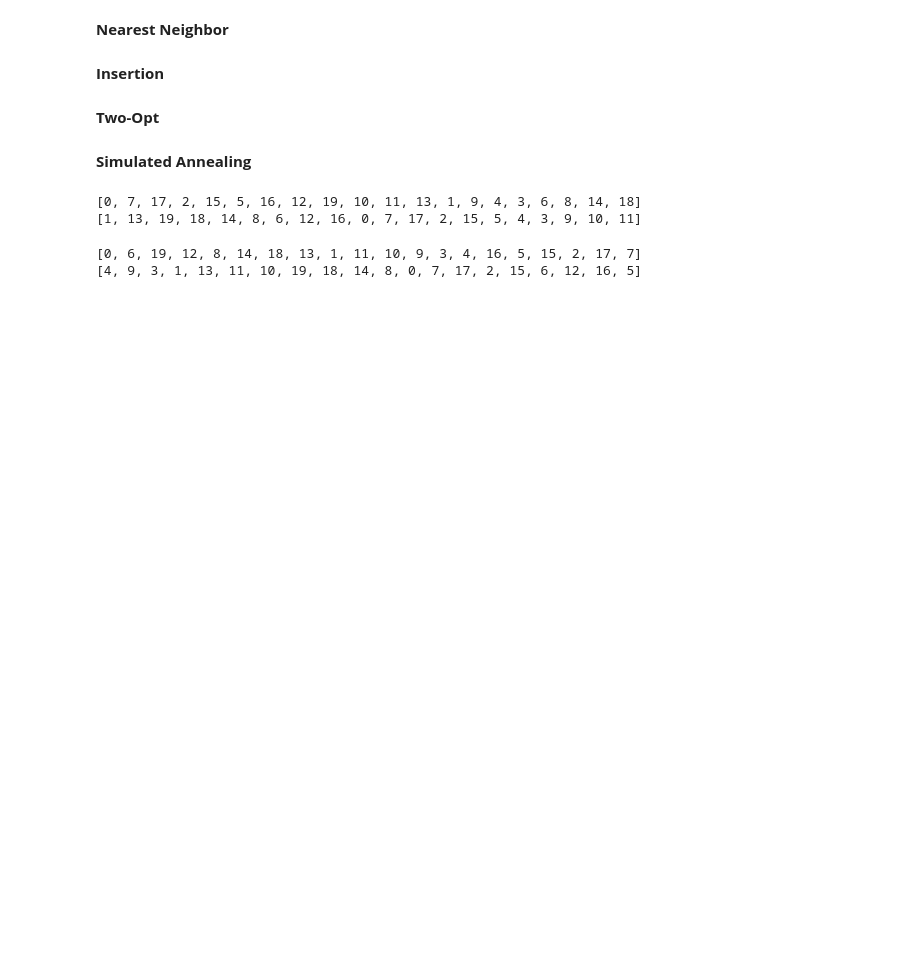
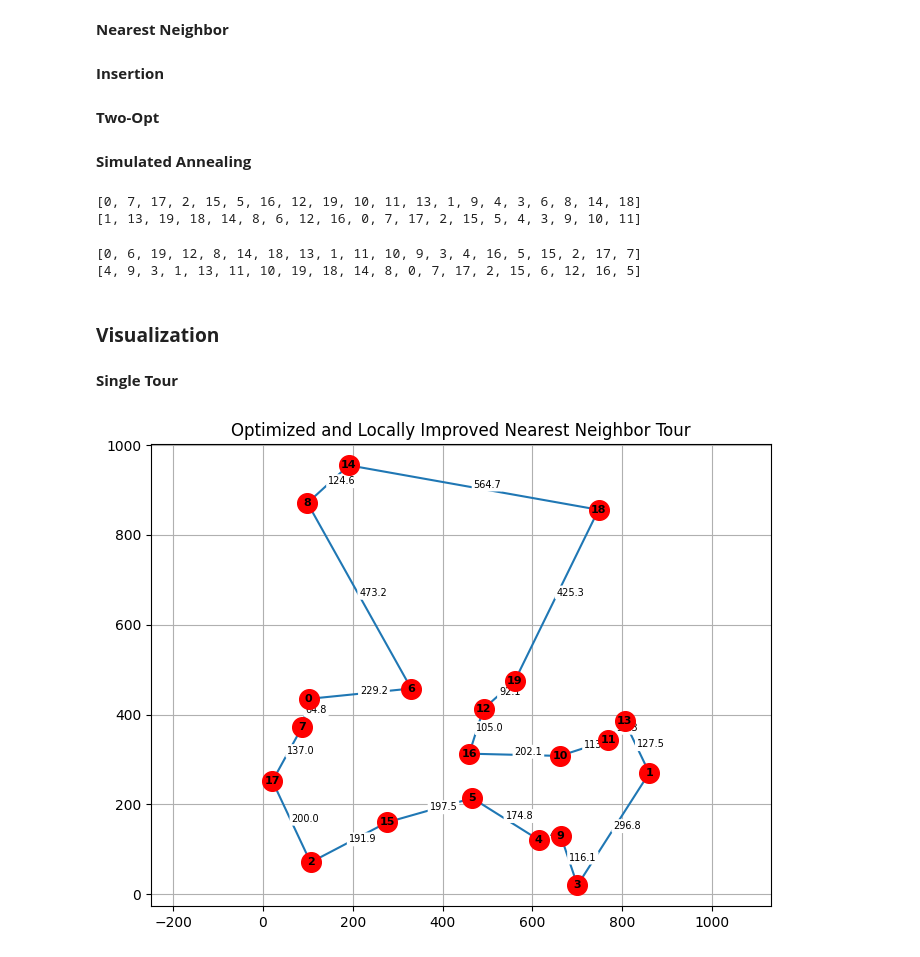
Before and after one commit to myriamschulmann/tsp-project, a Jupyter notebook: tsp-project.ipynb, the cells around one changed output. Saved outputs shown, nothing was run; the diff lists cells and outputs as text; code cells hidden in the pictures; blank space fills up the shorter version.

Commit message:
Add plot_tour function for TSP tour visualization

```diff
--- a/tsp-project.ipynb
+++ b/tsp-project.ipynb
@@ -271,3 +271,54 @@ print(final_tour)
 # %% [output]
 [0, 6, 19, 12, 8, 14, 18, 13, 1, 11, 10, 9, 3, 4, 16, 5, 15, 2, 17, 7]
 [4, 9, 3, 1, 13, 11, 10, 19, 18, 14, 8, 0, 7, 17, 2, 15, 6, 12, 16, 5]
+# %% [markdown]
+### **Visualization**
+# %% [markdown]
+**Single Tour**
+# %%
+def plot_tour(
+    cities: np.ndarray,
+    tour: list,
+    title: str = "TSP Tour",
+    show_lengths: bool = False
+):
+    """
+    Display a single TSP tour with optional edge lengths.
+
+    Parameters:
+    - cities (np.ndarray): City coordinates.
+    - tour (list): Ordered list of city indices forming the tour.
+    - title (str): Plot title.
+    - show_lengths (bool): If True, display segment distances on the plot.
+    """
+    x = [cities[i][0] for i in tour] + [cities[tour[0]][0]]
+    y = [cities[i][1] for i in tour] + [cities[tour[0]][1]]
+
+    plt.figure(figsize=(8, 6))
+    plt.plot(x, y, marker='o')
+    plt.scatter(cities[:, 0], cities[:, 1], s=200, color='red', zorder=4)
+
+    for idx, (xi, yi) in enumerate(cities):
+        plt.text(xi, yi, str(idx), fontsize=8, weight='bold', ha='center', va='center', color='black', zorder=5)
+
+    if show_lengths:
+        for i in range(len(tour)):
+            a, b = tour[i], tour[(i + 1) % len(tour)]
+            xa, ya = cities[a]
+            xb, yb = cities[b]
+            mid_x, mid_y = (xa + xb) / 2, (ya + yb) / 2
+            dist = math.hypot(xa - xb, ya - yb)
+            plt.text(
+                mid_x, mid_y, f"{dist:.1f}", fontsize=7, color='black',
+                bbox=dict(facecolor='white', edgecolor='none', boxstyle='round,pad=0.2')
+            )
+
+    plt.title(title)
+    plt.axis("equal")
+    plt.grid(True)
+    plt.show()
+# %%
+tour = two_opt(simulated_annealing(nearest_neighbor_tour(distance_matrix, start=0), distance_matrix), distance_matrix)
+plot_tour(cities, tour, title="Optimized and Locally Improved Nearest Neighbor Tour", show_lengths=True)
+# %% [output]
+[figure, added]
```
